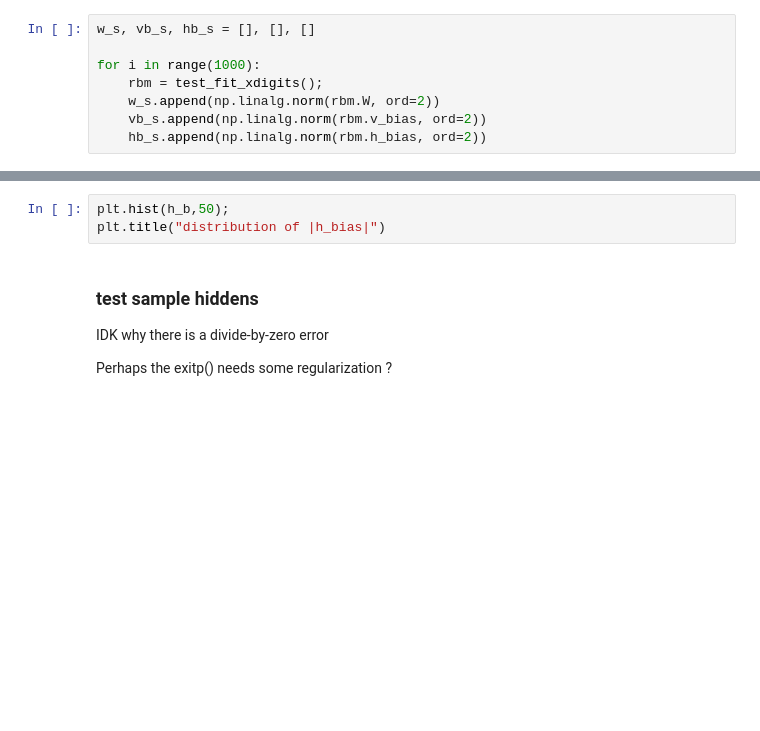
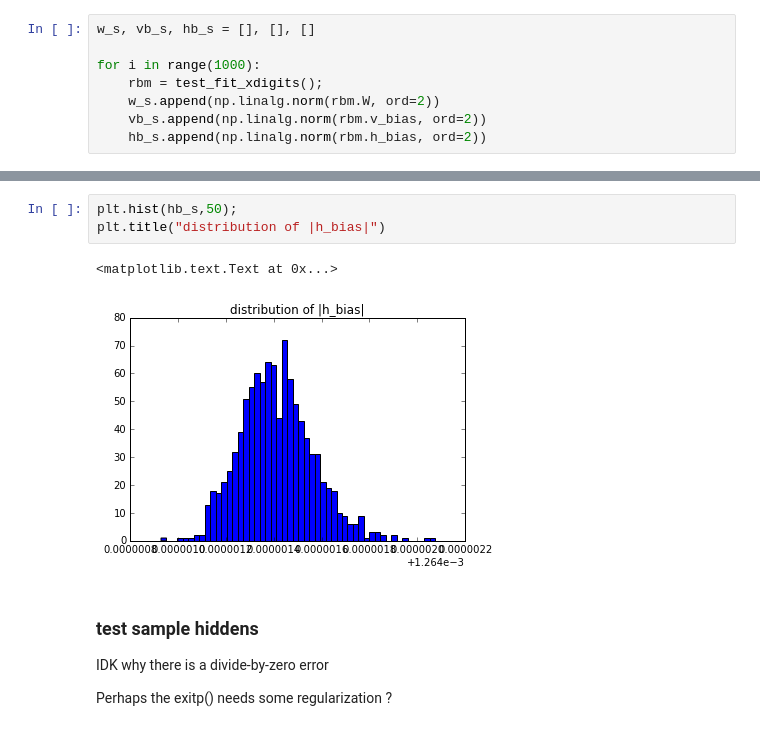
Before and after one commit to charlesmartin14/emf-rbm, a Jupyter notebook: EMF_RBM_Test.ipynb, the cells around one changed output, grey strips where cells are left out. Drawn from its saved outputs; the diff is of its cells as text; blank space fills up the shorter version.

```diff
--- a/EMF_RBM_Test.ipynb
+++ b/EMF_RBM_Test.ipynb
@@ -852,6 +859,9 @@ plt.title("distribution of |v_bias|")
 # %%
-plt.hist(h_b,50);
+plt.hist(hb_s,50);
 plt.title("distribution of |h_bias|")
+# %% [output]
+<matplotlib.text.Text at 0x...>
+[figure, added]
 # %% [markdown]
 ### test sample hiddens
 
```
Also changed, not shown: parts of 10 cells of this notebook.
